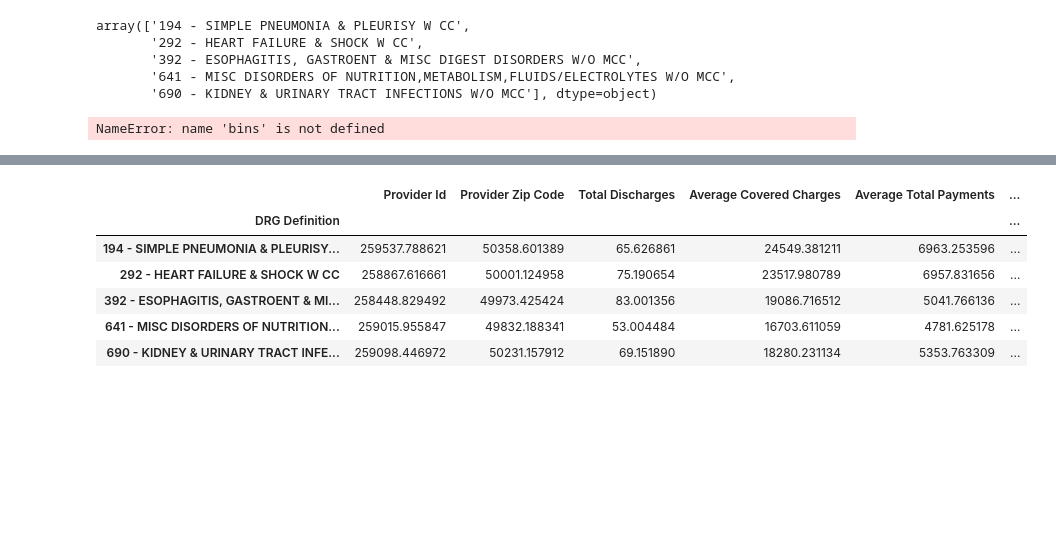
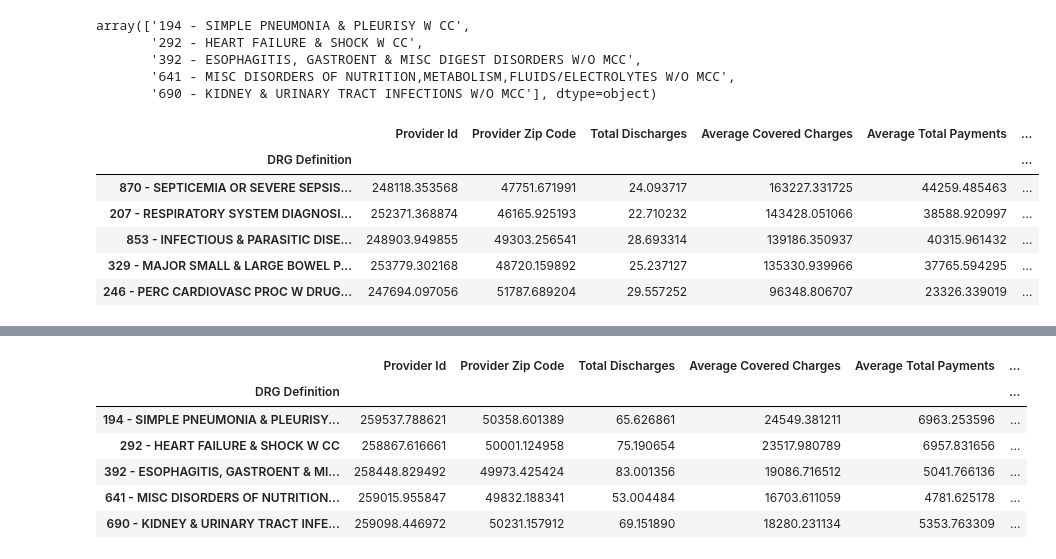
Before and after one commit to apopopopo/awesome_project, a Jupyter notebook: harry_for_group.ipynb, the cells around one changed output, grey strips where cells are left out. Drawn from its saved outputs; the diff is of its cells as text; code cells hidden in the pictures; blank space fills up the shorter version.

```diff
--- a/harry_for_group.ipynb
+++ b/harry_for_group.ipynb
@@ -55,7 +63,3 @@ def make_histogram(service):
     bins = np.arange(0,maxs, 2000)
     plt.figure(figsize=(20,10))
     print(plt.hist(service_df[' Average Covered Charges '], bins=bins))
-# %%
-bins
-# %% [output]
-NameError: name 'bins' is not defined
@@ -61,0 +73,12 @@ NameError: name 'bins' is not defined
+# %%
+grouped2 = df.groupby('DRG Definition').mean()
+grouped2_sort = grouped2.sort_values(' Average Covered Charges ', ascending = False)
+grouped2_sort.head()
+# %% [output]
+|  | Provider Id | Provider Zip Code | Total Discharges | Average Covered Charges | Average Total Payments | ... |
+| DRG Definition |  |  |  |  |  | ... |
+| 870 - SEPTICEMIA OR SEVERE SEPSIS... | 248118.353568 | 47751.671991 | 24.093717 | 163227.331725 | 44259.485463 | ... |
+| 207 - RESPIRATORY SYSTEM DIAGNOSI... | 252371.368874 | 46165.925193 | 22.710232 | 143428.051066 | 38588.920997 | ... |
+| 853 - INFECTIOUS & PARASITIC DISE... | 248903.949855 | 49303.256541 | 28.693314 | 139186.350937 | 40315.961432 | ... |
+| 329 - MAJOR SMALL & LARGE BOWEL P... | 253779.302168 | 48720.159892 | 25.237127 | 135330.939966 | 37765.594295 | ... |
+| 246 - PERC CARDIOVASC PROC W DRUG... | 247694.097056 | 51787.689204 | 29.557252 | 96348.806707 | 23326.339019 | ... |
```
Also changed, not shown: parts of 7 cells of this notebook, 9 other files.
